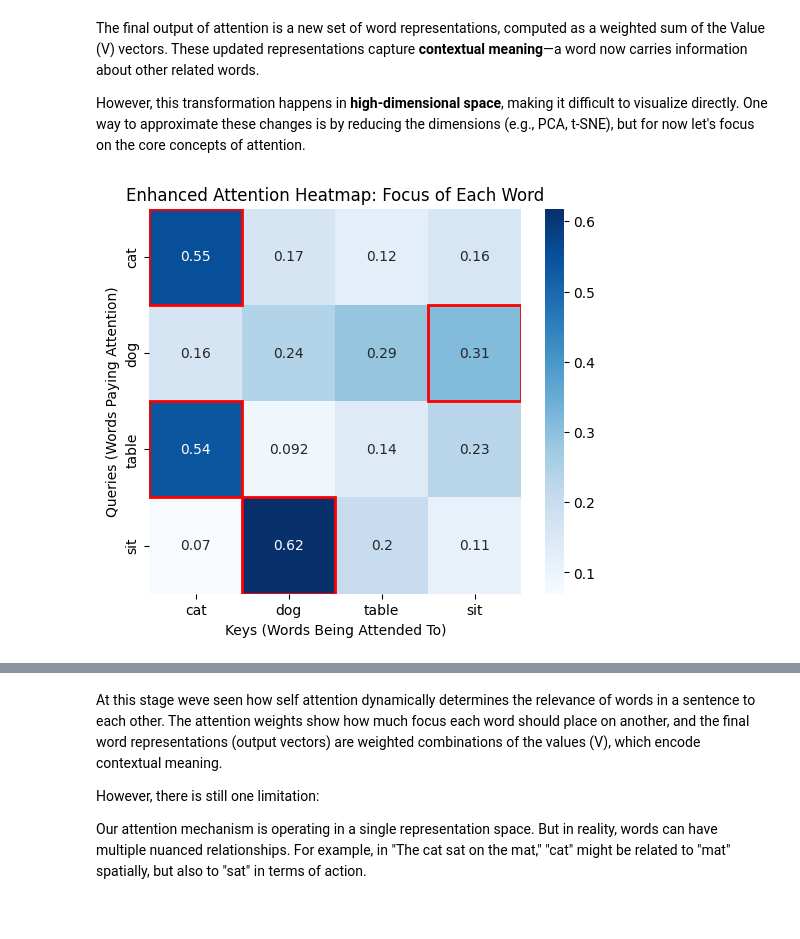
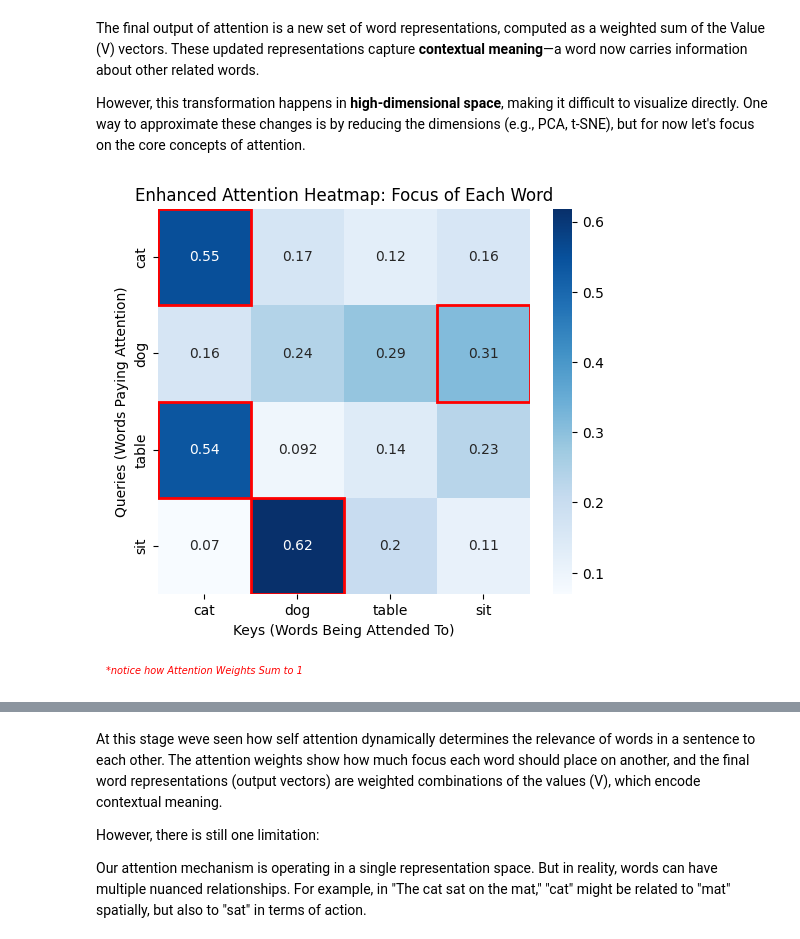
Before and after one commit to The-Advanced-Intelligence-Makers/DeepseekAI-101, a Jupyter notebook: Week 1_Foundations of Transformers and Pretraining/Day 1_Introduction to Transformers/01_Implement self-attention.ipynb, the cells around one changed output, grey strips where cells are left out. Drawn from its saved outputs; the diff is of its cells as text; code cells hidden in the pictures; blank space fills up the shorter version.

Commit message:
completed self attention

```diff
--- a/Week 1_Foundations of Transformers and Pretraining/Day 1_Introduction to Transformers/01_Implement self-attention.ipynb
+++ b/Week 1_Foundations of Transformers and Pretraining/Day 1_Introduction to Transformers/01_Implement self-attention.ipynb
@@ -251,17 +251,21 @@ These updated representations capture **contextual meaning**—a word now carrie
 However, this transformation happens in **high-dimensional space**, making it difficult to visualize directly.
 One way to approximate these changes is by reducing the dimensions (e.g., PCA, t-SNE), but for now let's focus on the core concepts of attention.
 # %%
+
 plt.figure(figsize=(6, 5))
 ax = sns.heatmap(attention_weights, annot=True, cmap="Blues", xticklabels=words, yticklabels=words, cbar=True)
 
 # Highlight the max value per row (strongest attention)
 for i in range(attention_weights.shape[0]):
     max_index = np.argmax(attention_weights[i])
     ax.add_patch(plt.Rectangle((max_index, i), 1, 1, fill=False, edgecolor='red', lw=2))
 
+# notice how  the sum of each row is 1
+plt.text(0.5, 4.8, "*notice how Attention Weights Sum to 1", ha='center', va='center', fontsize=7, color='red', fontstyle='italic')
+
 plt.xlabel("Keys (Words Being Attended To)")
 plt.ylabel("Queries (Words Paying Attention)")
 plt.title("Enhanced Attention Heatmap: Focus of Each Word")
 plt.show()
 # %% [output]
-[figure, old version]
+[figure, new version]
```
Also changed, not shown: parts of 1 cell of this notebook, 2 other files.
